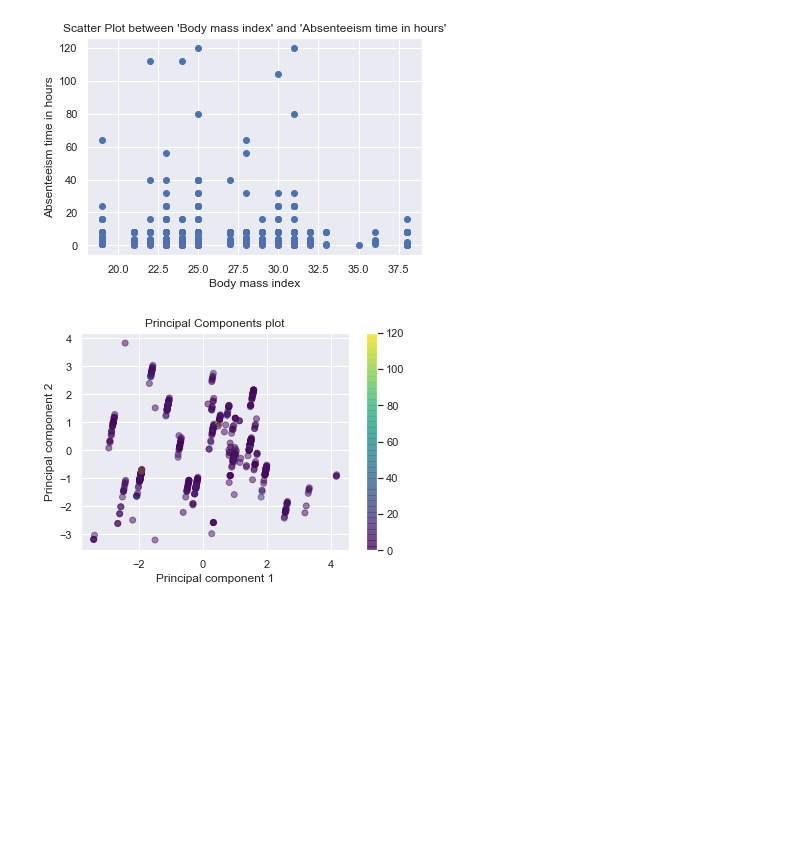
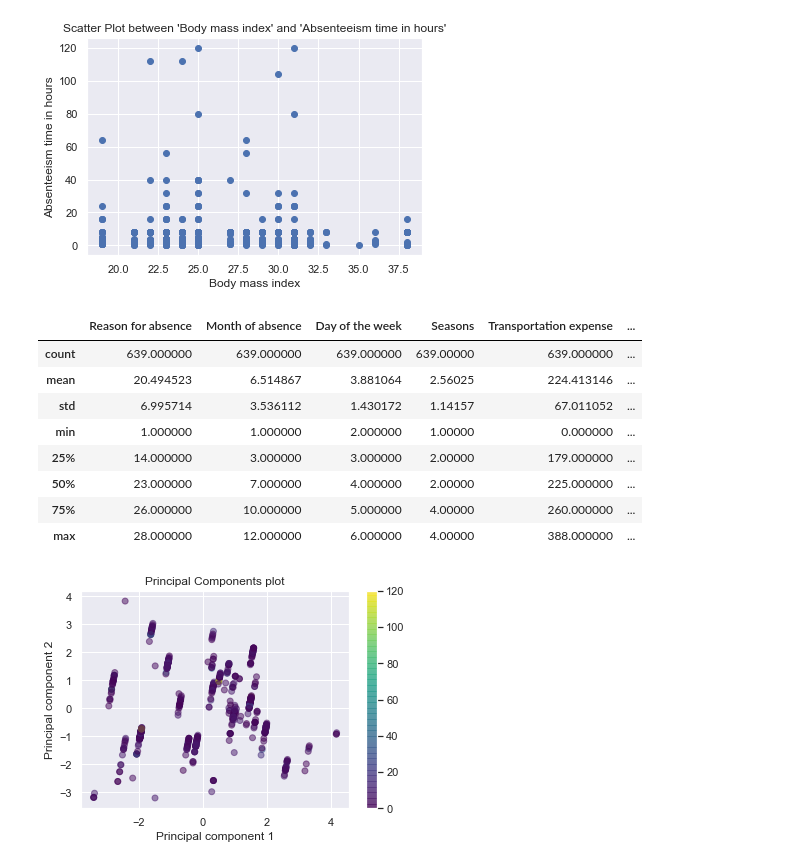
Before and after one commit to KDas6/ANLY-530-90--O-2020---Machine-Learning-1---Project---Absenteeism_at_work, a Jupyter notebook: ANLY 530-90- O-2020 - Machine Learning 1 - Project - Absenteeism_at_work.ipynb, the cells around one changed output. Drawn from its saved outputs; the diff is of its cells as text; code cells hidden in the pictures; blank space fills up the shorter version.

```diff
--- a/ANLY 530-90- O-2020 - Machine Learning 1 - Project - Absenteeism_at_work.ipynb
+++ b/ANLY 530-90- O-2020 - Machine Learning 1 - Project - Absenteeism_at_work.ipynb
@@ -239,3 +250,15 @@ plt.show()
+# %%
+absentism_data_set.describe()
+# %% [output]
+|  | Reason for absence | Month of absence | Day of the week | Seasons | Transportation expense | ... |
+| count | 639.000000 | 639.000000 | 639.000000 | 639.00000 | 639.000000 | ... |
+| mean | 20.494523 | 6.514867 | 3.881064 | 2.56025 | 224.413146 | ... |
+| std | 6.995714 | 3.536112 | 1.430172 | 1.14157 | 67.011052 | ... |
+| min | 1.000000 | 1.000000 | 2.000000 | 1.00000 | 0.000000 | ... |
+| 25% | 14.000000 | 3.000000 | 3.000000 | 2.00000 | 179.000000 | ... |
+| 50% | 23.000000 | 7.000000 | 4.000000 | 2.00000 | 225.000000 | ... |
+| 75% | 26.000000 | 10.000000 | 5.000000 | 4.00000 | 260.000000 | ... |
+| max | 28.000000 | 12.000000 | 6.000000 | 4.00000 | 388.000000 | ... |
 # %%
 #PCA Analysis for non categorical analysis
 from sklearn.preprocessing import StandardScaler
```
Also changed, not shown: parts of 7 cells of this notebook.
